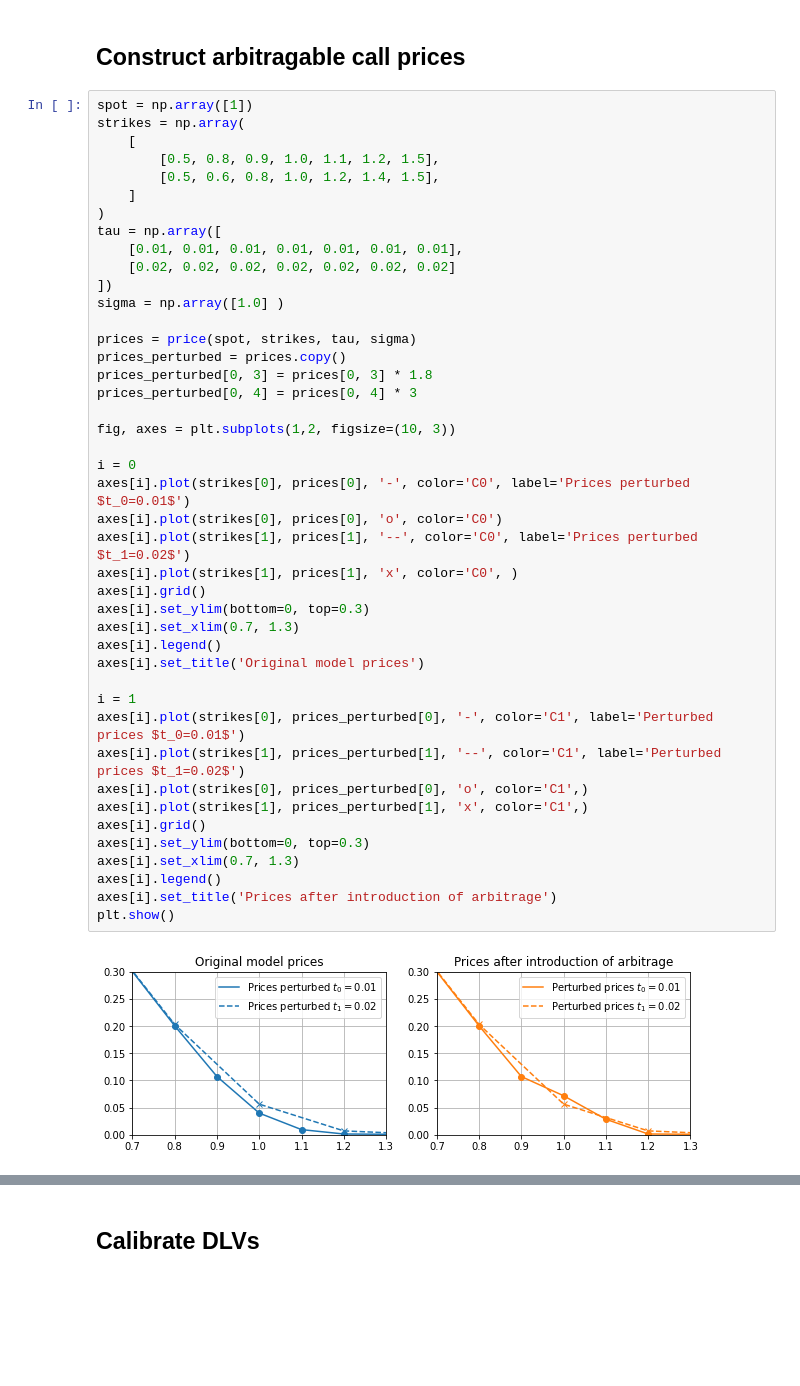
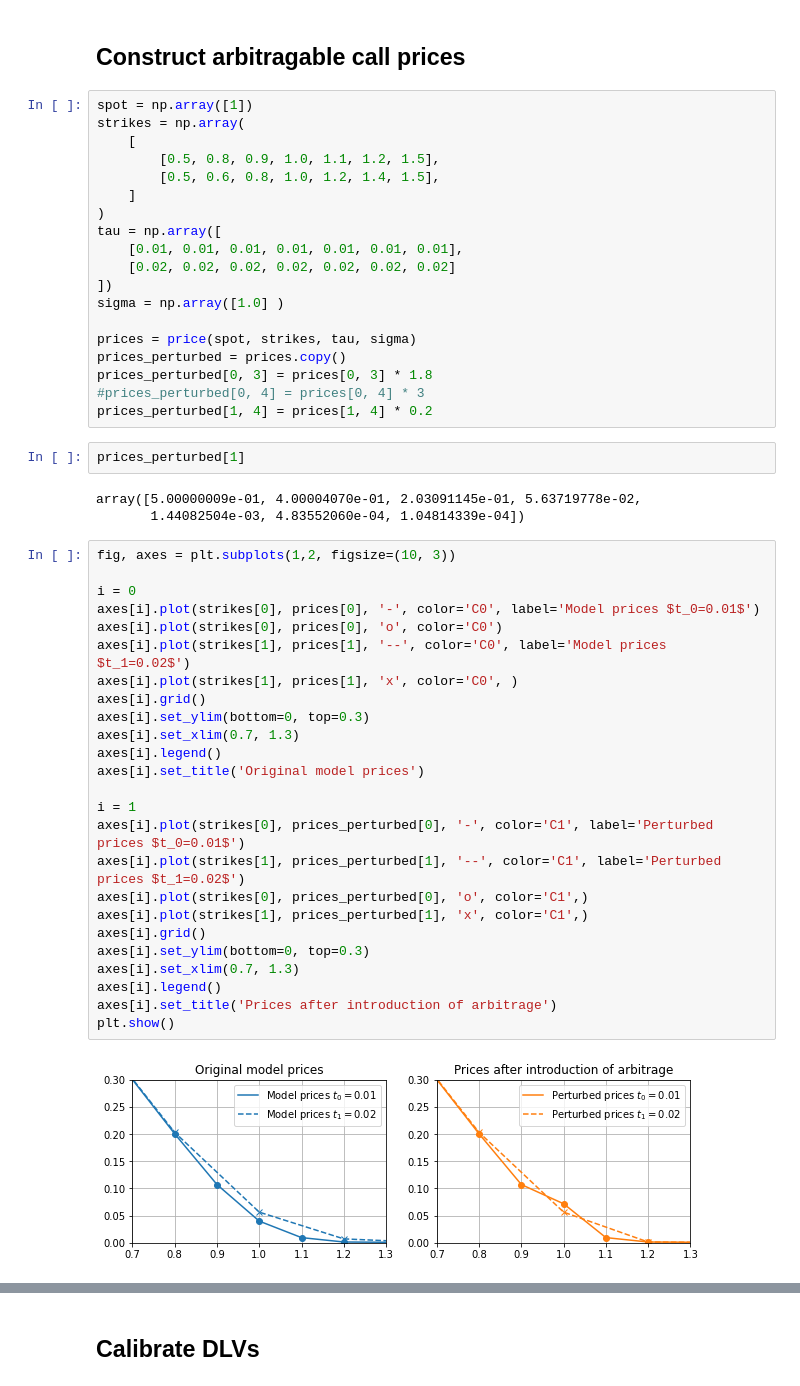
Before and after one commit to mwbrulhardt/gleam, a Jupyter notebook: examples/arbitrage_repair.ipynb, the cells around one changed output, grey strips where cells are left out. Cells and saved outputs as stored; diff of their text form; blank space fills up the shorter version.

```diff
--- a/examples/arbitrage_repair.ipynb
+++ b/examples/arbitrage_repair.ipynb
@@ -29,31 +29,37 @@ sigma = np.array([1.0] )
 prices = price(spot, strikes, tau, sigma)
 prices_perturbed = prices.copy()
 prices_perturbed[0, 3] = prices[0, 3] * 1.8
-prices_perturbed[0, 4] = prices[0, 4] * 3
-
-fig, axes = plt.subplots(1,2, figsize=(10, 3))
-
-i = 0
-axes[i].plot(strikes[0], prices[0], '-', color='C0', label='Prices perturbed $t_0=0.01$')
-axes[i].plot(strikes[0], prices[0], 'o', color='C0')
-axes[i].plot(strikes[1], prices[1], '--', color='C0', label='Prices perturbed $t_1=0.02$')
-axes[i].plot(strikes[1], prices[1], 'x', color='C0', )
-axes[i].grid()
-axes[i].set_ylim(bottom=0, top=0.3)
-axes[i].set_xlim(0.7, 1.3)
-axes[i].legend()
-axes[i].set_title('Original model prices')
-
-i = 1
-axes[i].plot(strikes[0], prices_perturbed[0], '-', color='C1', label='Perturbed prices $t_0=0.01$')
-axes[i].plot(strikes[1], prices_perturbed[1], '--', color='C1', label='Perturbed prices $t_1=0.02$')
-axes[i].plot(strikes[0], prices_perturbed[0], 'o', color='C1',)
-axes[i].plot(strikes[1], prices_perturbed[1], 'x', color='C1',)
-axes[i].grid()
-axes[i].set_ylim(bottom=0, top=0.3)
-axes[i].set_xlim(0.7, 1.3)
-axes[i].legend()
-axes[i].set_title('Prices after introduction of arbitrage')
-plt.show()
+#prices_perturbed[0, 4] = prices[0, 4] * 3
+prices_perturbed[1, 4] = prices[1, 4] * 0.2
-# %% [output]
-[figure, removed]
+# %%
+prices_perturbed[1]
+# %% [output]
+array([5.00000009e-01, 4.00004070e-01, 2.03091145e-01, 5.63719778e-02,
+       1.44082504e-03, 4.83552060e-04, 1.04814339e-04])
+# %%
+fig, axes = plt.subplots(1,2, figsize=(10, 3))
+
+i = 0
+axes[i].plot(strikes[0], prices[0], '-', color='C0', label='Model prices $t_0=0.01$')
+axes[i].plot(strikes[0], prices[0], 'o', color='C0')
+axes[i].plot(strikes[1], prices[1], '--', color='C0', label='Model prices $t_1=0.02$')
+axes[i].plot(strikes[1], prices[1], 'x', color='C0', )
+axes[i].grid()
+axes[i].set_ylim(bottom=0, top=0.3)
+axes[i].set_xlim(0.7, 1.3)
+axes[i].legend()
+axes[i].set_title('Original model prices')
+
+i = 1
+axes[i].plot(strikes[0], prices_perturbed[0], '-', color='C1', label='Perturbed prices $t_0=0.01$')
+axes[i].plot(strikes[1], prices_perturbed[1], '--', color='C1', label='Perturbed prices $t_1=0.02$')
+axes[i].plot(strikes[0], prices_perturbed[0], 'o', color='C1',)
+axes[i].plot(strikes[1], prices_perturbed[1], 'x', color='C1',)
+axes[i].grid()
+axes[i].set_ylim(bottom=0, top=0.3)
+axes[i].set_xlim(0.7, 1.3)
+axes[i].legend()
+axes[i].set_title('Prices after introduction of arbitrage')
+plt.show()
+# %% [output]
+[figure, added]
```
Also changed, not shown: parts of 3 cells of this notebook.
